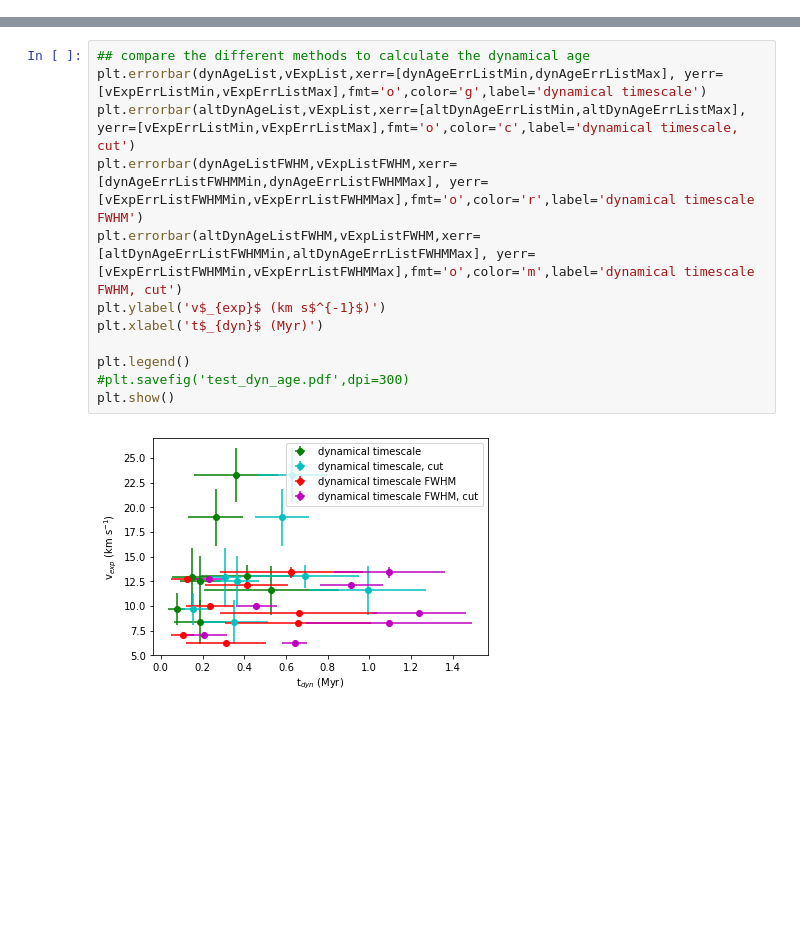
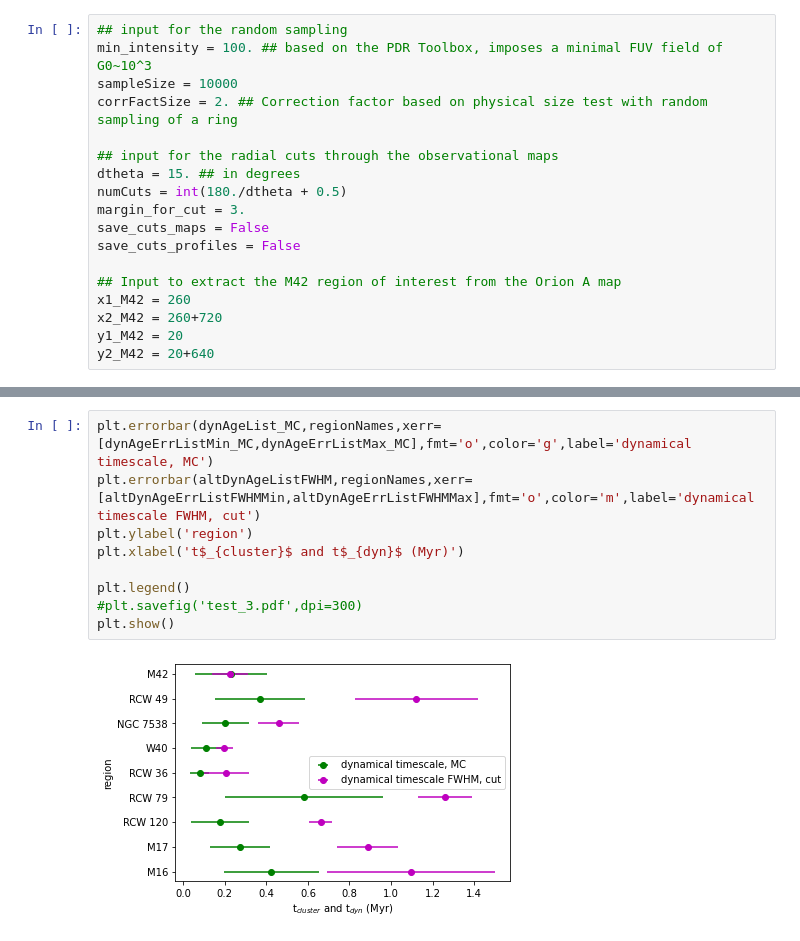
Before and after one commit to lmlb-astro/timescale-CII-, a Jupyter notebook: calculateSizeAndTimescaleOfTheRegion.ipynb, the cells around one changed output, grey strips where cells are left out. Saved outputs shown, nothing was run; the diff lists cells and outputs as text; blank space fills up the shorter version.

```diff
--- a/calculateSizeAndTimescaleOfTheRegion.ipynb
+++ b/calculateSizeAndTimescaleOfTheRegion.ipynb
@@ -1 +15,19 @@
+# %%
+## input for the random sampling
+min_intensity = 100. ## based on the PDR Toolbox, imposes a minimal FUV field of G0~10^3
+sampleSize = 10000
+corrFactSize = 2. ## Correction factor based on physical size test with random sampling of a ring
+
+## input for the radial cuts through the observational maps
+dtheta = 15. ## in degrees
+numCuts = int(180./dtheta + 0.5)
+margin_for_cut = 3.
+save_cuts_maps = False
+save_cuts_profiles = False
+
+## Input to extract the M42 region of interest from the Orion A map
+x1_M42 = 260
+x2_M42 = 260+720
+y1_M42 = 20
+y2_M42 = 20+640
 # %%
@@ -657,17 +388,14 @@ plt.show()
 # %%
-## compare the different methods to calculate the dynamical age
-plt.errorbar(dynAgeList,vExpList,xerr=[dynAgeErrListMin,dynAgeErrListMax], yerr=[vExpErrListMin,vExpErrListMax],fmt='o',color='g',label='dynamical timescale')
-plt.errorbar(altDynAgeList,vExpList,xerr=[altDynAgeErrListMin,altDynAgeErrListMax], yerr=[vExpErrListMin,vExpErrListMax],fmt='o',color='c',label='dynamical timescale, cut')
-plt.errorbar(dynAgeListFWHM,vExpListFWHM,xerr=[dynAgeErrListFWHMMin,dynAgeErrListFWHMMax], yerr=[vExpErrListFWHMMin,vExpErrListFWHMMax],fmt='o',color='r',label='dynamical timescale FWHM')
-plt.errorbar(altDynAgeListFWHM,vExpListFWHM,xerr=[altDynAgeErrListFWHMMin,altDynAgeErrListFWHMMax], yerr=[vExpErrListFWHMMin,vExpErrListFWHMMax],fmt='o',color='m',label='dynamical timescale FWHM, cut')
-plt.ylabel('v$_{exp}$ (km s$^{-1}$)')
-plt.xlabel('t$_{dyn}$ (Myr)')
+plt.errorbar(dynAgeList_MC,regionNames,xerr=[dynAgeErrListMin_MC,dynAgeErrListMax_MC],fmt='o',color='g',label='dynamical timescale, MC')
+plt.errorbar(altDynAgeListFWHM,regionNames,xerr=[altDynAgeErrListFWHMMin,altDynAgeErrListFWHMMax],fmt='o',color='m',label='dynamical timescale FWHM, cut')
+plt.ylabel('region')
+plt.xlabel('t$_{cluster}$ and t$_{dyn}$ (Myr)')
 
 plt.legend()
-#plt.savefig('test_dyn_age.pdf',dpi=300)
+#plt.savefig('test_3.pdf',dpi=300)
 plt.show()
 # %% [output]
-[figure, old version]
+[figure, new version]
 # %%
 plt.errorbar(clusterAgeList,ageDiffList,xerr=[clusterAgeListMin,clusterAgeListMax], yerr=[ageDiffListMin,ageDiffListMax], fmt='o',color='g')
 plt.ylabel('t$_{cluster}$ - t$_{dyn}$ (Myr)')
```
Also changed, not shown: parts of 38 cells of this notebook, 1 other file.
